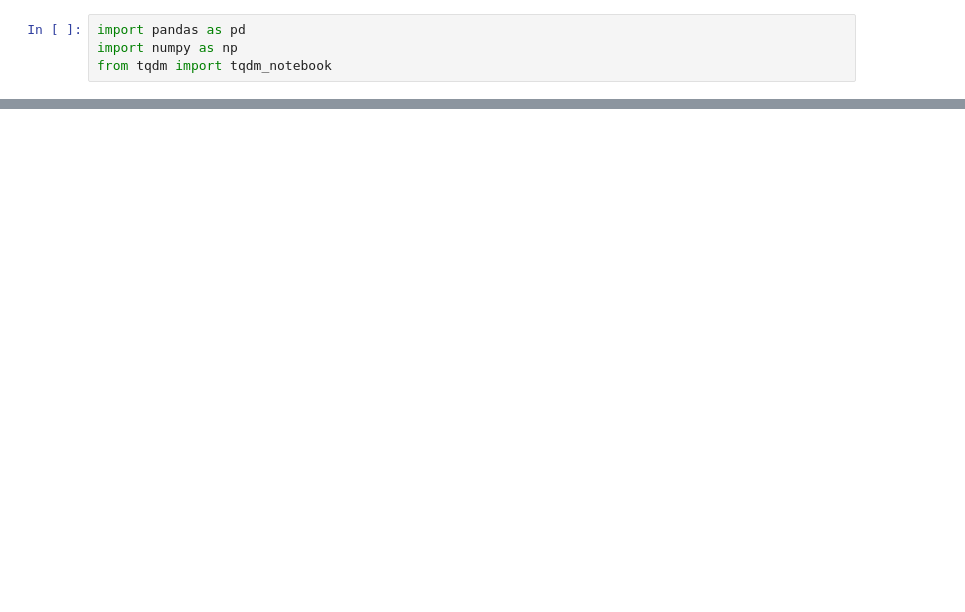
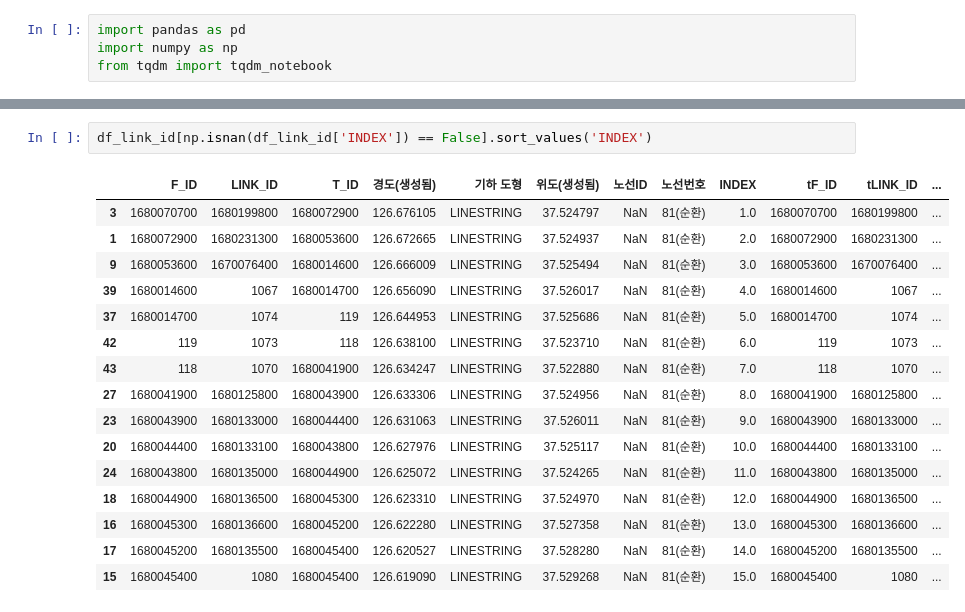
Before and after one commit to mkkim85/index-generator, a Jupyter notebook: index generator.ipynb, the cells around one changed output, grey strips where cells are left out. Cells and saved outputs as stored; diff of their text form; blank space fills up the shorter version.

```diff
--- a/index generator.ipynb
+++ b/index generator.ipynb
@@ -56,0 +75,19 @@ ROW_ID: 228
+# %%
+df_link_id[np.isnan(df_link_id['INDEX']) == False].sort_values('INDEX')
+# %% [output]
+|  | F_ID | LINK_ID | T_ID | 경도(생성됨) | 기하 도형 | 위도(생성됨) | 노선ID | 노선번호 | INDEX | tF_ID | tLINK_ID | ... |
+| 3 | 1680070700 | 1680199800 | 1680072900 | 126.676105 | LINESTRING | 37.524797 | NaN | 81(순환) | 1.0 | 1680070700 | 1680199800 | ... |
+| 1 | 1680072900 | 1680231300 | 1680053600 | 126.672665 | LINESTRING | 37.524937 | NaN | 81(순환) | 2.0 | 1680072900 | 1680231300 | ... |
+| 9 | 1680053600 | 1670076400 | 1680014600 | 126.666009 | LINESTRING | 37.525494 | NaN | 81(순환) | 3.0 | 1680053600 | 1670076400 | ... |
+| 39 | 1680014600 | 1067 | 1680014700 | 126.656090 | LINESTRING | 37.526017 | NaN | 81(순환) | 4.0 | 1680014600 | 1067 | ... |
+| 37 | 1680014700 | 1074 | 119 | 126.644953 | LINESTRING | 37.525686 | NaN | 81(순환) | 5.0 | 1680014700 | 1074 | ... |
+| 42 | 119 | 1073 | 118 | 126.638100 | LINESTRING | 37.523710 | NaN | 81(순환) | 6.0 | 119 | 1073 | ... |
+| 43 | 118 | 1070 | 1680041900 | 126.634247 | LINESTRING | 37.522880 | NaN | 81(순환) | 7.0 | 118 | 1070 | ... |
+| 27 | 1680041900 | 1680125800 | 1680043900 | 126.633306 | LINESTRING | 37.524956 | NaN | 81(순환) | 8.0 | 1680041900 | 1680125800 | ... |
+| 23 | 1680043900 | 1680133000 | 1680044400 | 126.631063 | LINESTRING | 37.526011 | NaN | 81(순환) | 9.0 | 1680043900 | 1680133000 | ... |
+| 20 | 1680044400 | 1680133100 | 1680043800 | 126.627976 | LINESTRING | 37.525117 | NaN | 81(순환) | 10.0 | 1680044400 | 1680133100 | ... |
+| 24 | 1680043800 | 1680135000 | 1680044900 | 126.625072 | LINESTRING | 37.524265 | NaN | 81(순환) | 11.0 | 1680043800 | 1680135000 | ... |
+| 18 | 1680044900 | 1680136500 | 1680045300 | 126.623310 | LINESTRING | 37.524970 | NaN | 81(순환) | 12.0 | 1680044900 | 1680136500 | ... |
+| 16 | 1680045300 | 1680136600 | 1680045200 | 126.622280 | LINESTRING | 37.527358 | NaN | 81(순환) | 13.0 | 1680045300 | 1680136600 | ... |
+| 17 | 1680045200 | 1680135500 | 1680045400 | 126.620527 | LINESTRING | 37.528280 | NaN | 81(순환) | 14.0 | 1680045200 | 1680135500 | ... |
+| 15 | 1680045400 | 1080 | 1680045400 | 126.619090 | LINESTRING | 37.529268 | NaN | 81(순환) | 15.0 | 1680045400 | 1080 | ... |
```
Also changed, not shown: parts of 2 cells of this notebook, 2 other files.
